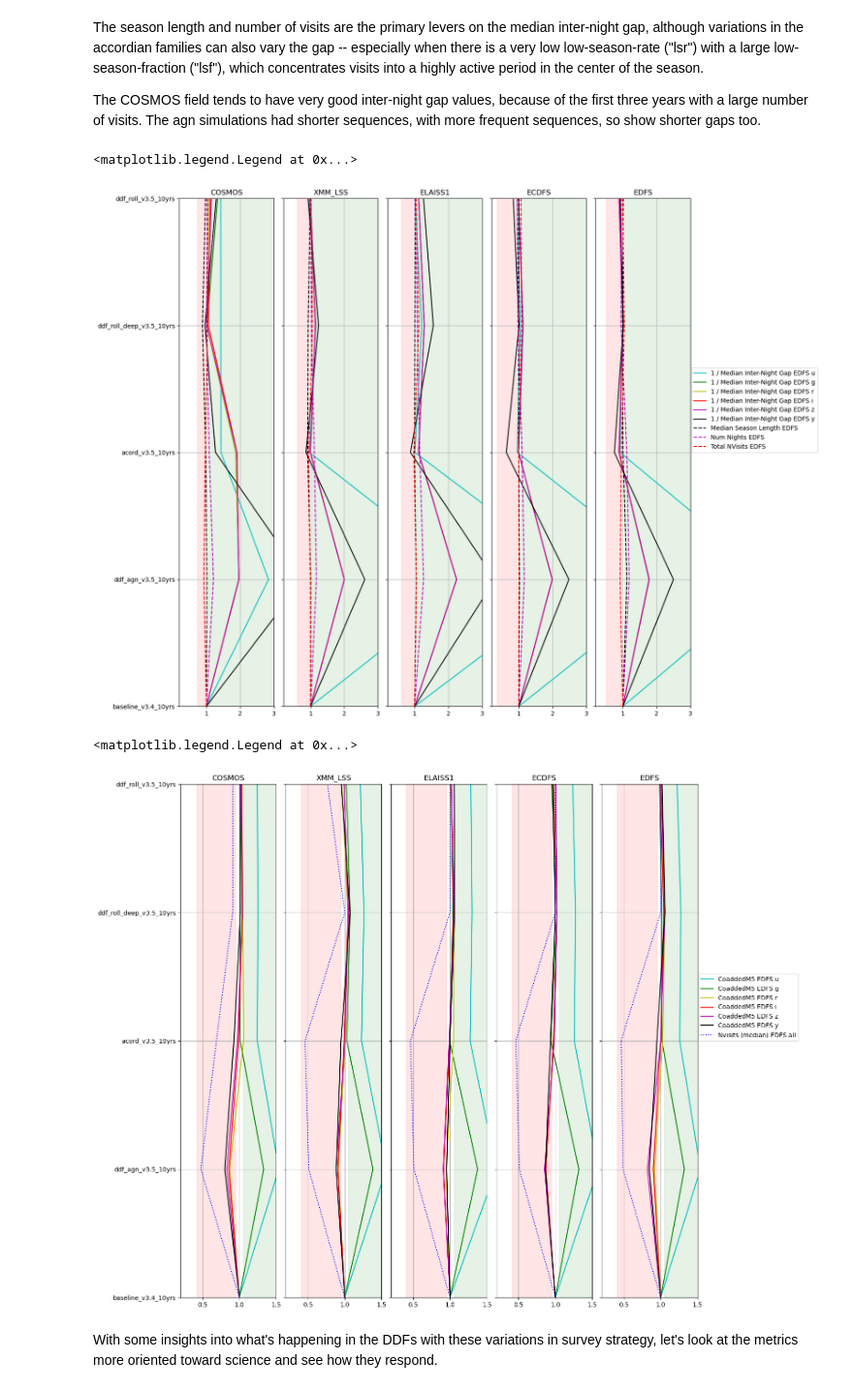
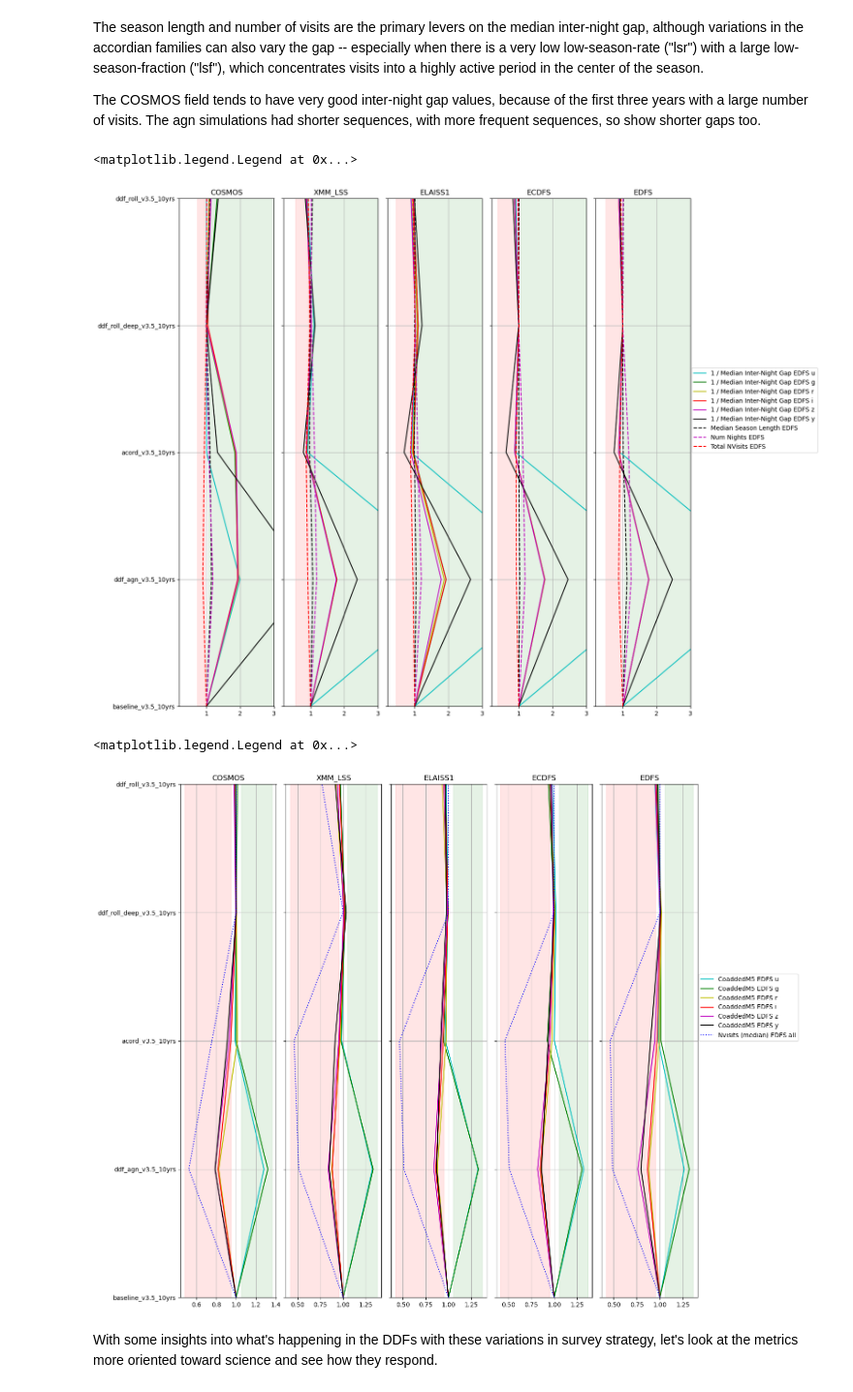
Before and after one commit to lsst-pst/survey_strategy, a Jupyter notebook: fbs_3.5/v3.5_DDF_strategies.ipynb, the cells around one changed output. Shown at 97% size. Cells and saved outputs as stored; diff of their text form; code cells hidden in the pictures.

```diff
--- a/fbs_3.5/v3.5_DDF_strategies.ipynb
+++ b/fbs_3.5/v3.5_DDF_strategies.ipynb
@@ -37,7 +37,7 @@ There are 48 specific DDF experiments.
 # v3.5 runs
 summaries = maf.get_metric_summaries(summary_source='summary_v3.5.h5')
 print(f"This summary h5 file contains information on {len(summaries.index)} simulations.")
-baselinerun = 'baseline_v3.4_10yrs'
+baselinerun = 'baseline_v3.5_10yrs'
 ddf_accor = [r for r in summaries.index if 'acord' in r ]
 ddf_roll = [r for r in summaries.index if 'roll' in r and 'ddf' in r]
 ddf_agn = [r for r in summaries.index if 'agn' in r and 'ddf' in r]
@@ -299,30 +299,30 @@ for dd, ax  in zip(ddfs, axs):
 ax.legend(loc=(1.01, 0.5))
 # %% [output]
 <matplotlib.legend.Legend at 0x...>
-[figure, old version]
+[figure, new version]
 # %%
 msub = metric_subsets.loc['DDF Depths']
 ddfs = ['COSMOS', 'XMM_LSS', 'ELAISS1', 'ECDFS', 'EDFS']
 
 fig = plt.figure(figsize=(15, 15))
 gs = fig.add_gridspec(ncols=5, nrows=1, wspace=0.1)
 axs = gs.subplots(sharey=True)
 for dd, ax  in zip(ddfs, axs):
     msubset = msub.query('metric.str.contains(@dd)')
     fig, ax = maf.plot_run_metric(summaries.loc[all_runs, msubset['metric']],
                                   baseline_run=baselinerun,
                                   metric_label_map=msubset['short_name'],
                                   metric_subset=msubset,
                                  horizontal_quantity='value',
                                  vertical_quantity='run',
                                  ax=ax)
     ax.get_legend().remove()
-    ax.set_xlim(0.2, 1.5)
+    #ax.set_xlim(0.2, 1.5)
     ax.set_title(dd)
 ax.legend(loc=(1.01, 0.5))
 # %% [output]
 <matplotlib.legend.Legend at 0x...>
-[figure, old version]
+[figure, new version]
 # %% [markdown]
 With some insights into what's happening in the DDFs with these variations in survey strategy, let's look at the metrics more oriented toward science and see how they respond.
 # %% [markdown]
```
Also changed, not shown: parts of 21 cells of this notebook.
